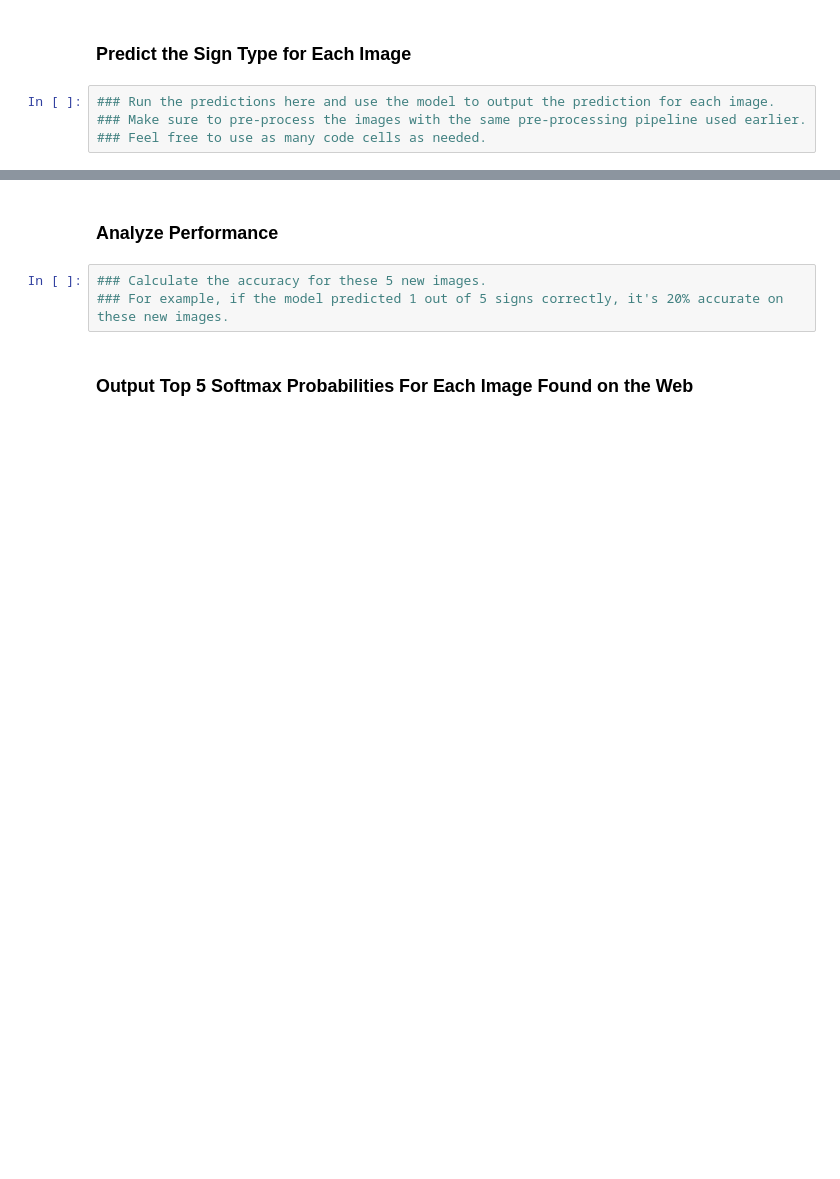
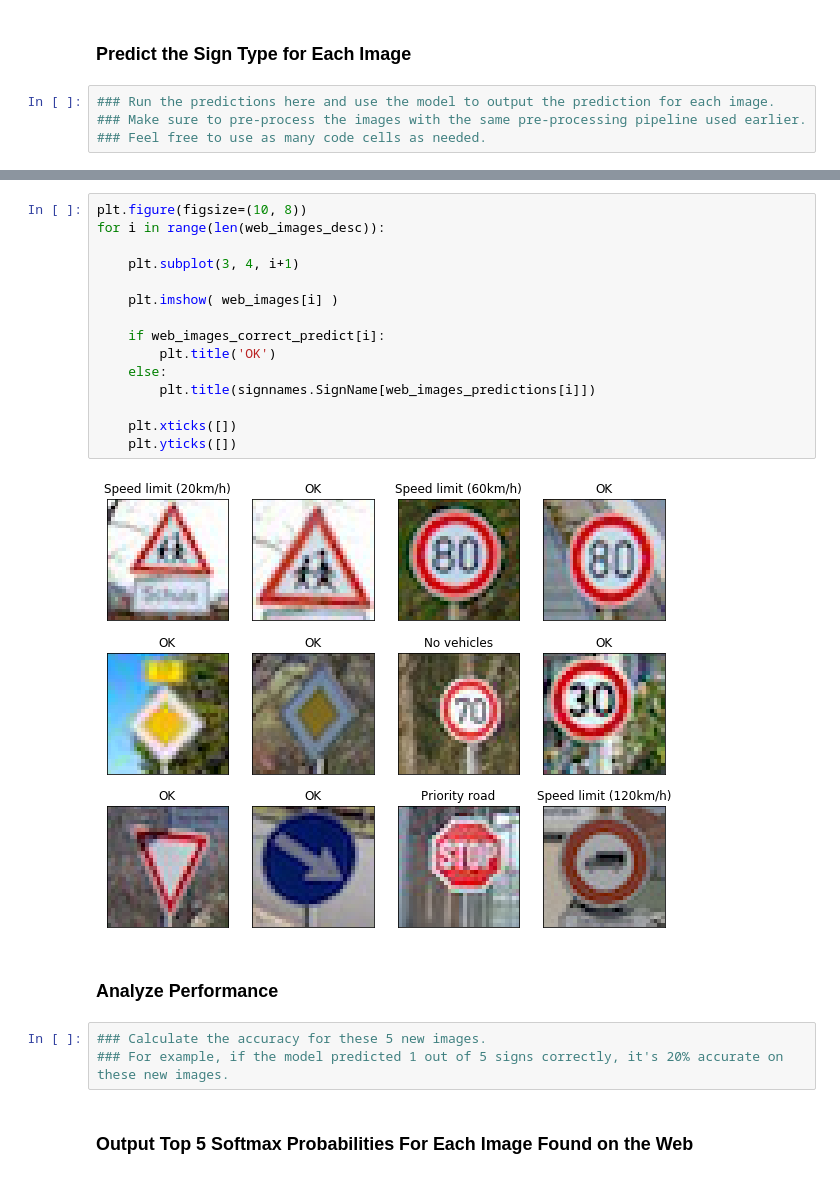
Before and after one commit to semeniuta/CarND-Traffic-Sign-Classifier-Project, a Jupyter notebook: Traffic_Sign_Classifier.ipynb, the cells around one changed output, grey strips where cells are left out. Drawn from its saved outputs; the diff is of its cells as text; blank space fills up the shorter version.

```diff
--- a/Traffic_Sign_Classifier.ipynb
+++ b/Traffic_Sign_Classifier.ipynb
@@ -270,3 +317,20 @@ You may find `signnames.csv` useful as it contains mappings from the class id (i
+# %%
+plt.figure(figsize=(10, 8))
+for i in range(len(web_images_desc)):
+
+    plt.subplot(3, 4, i+1)
+
+    plt.imshow( web_images[i] )
+
+    if web_images_correct_predict[i]:
+        plt.title('OK')
+    else:
+        plt.title(signnames.SignName[web_images_predictions[i]])
+
+    plt.xticks([])
+    plt.yticks([])
+# %% [output]
+[figure, added]
 # %% [markdown]
 ### Analyze Performance
 # %%
```
Also changed, not shown: parts of 5 cells of this notebook, 13 other files.
